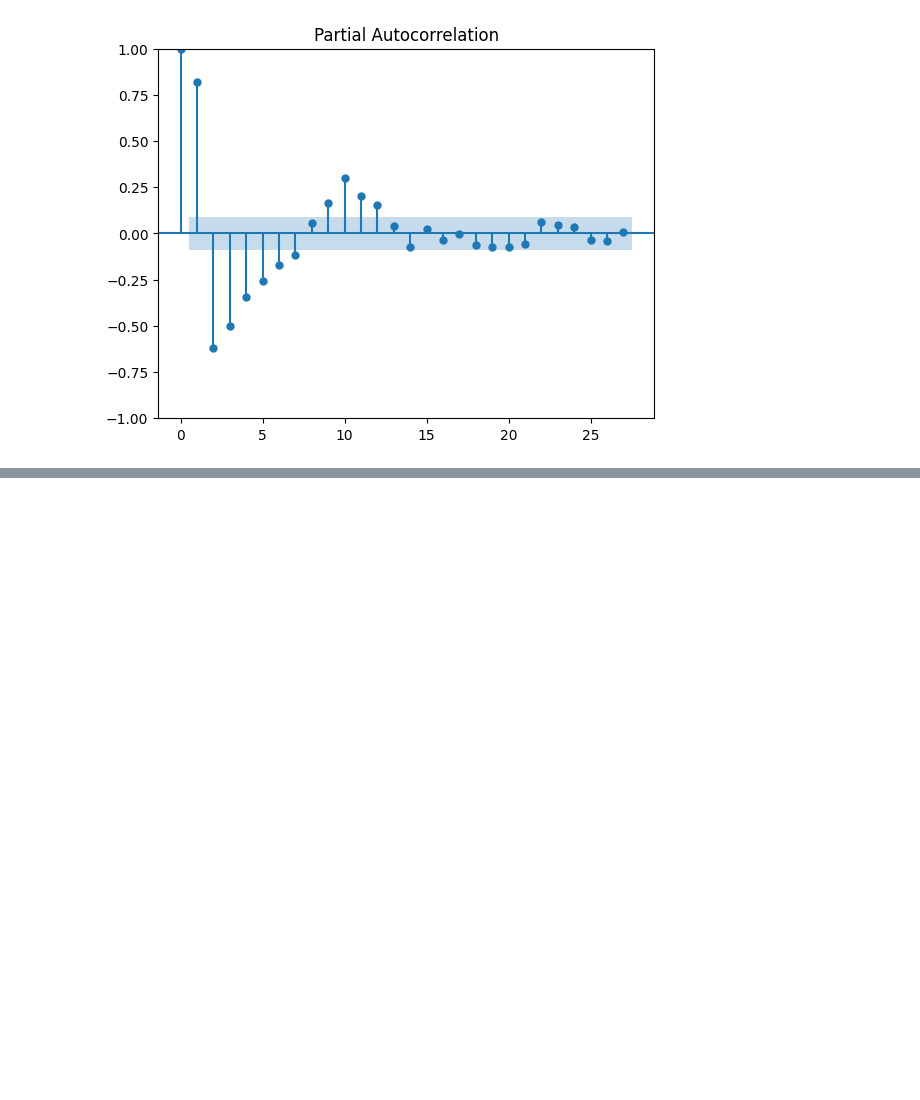
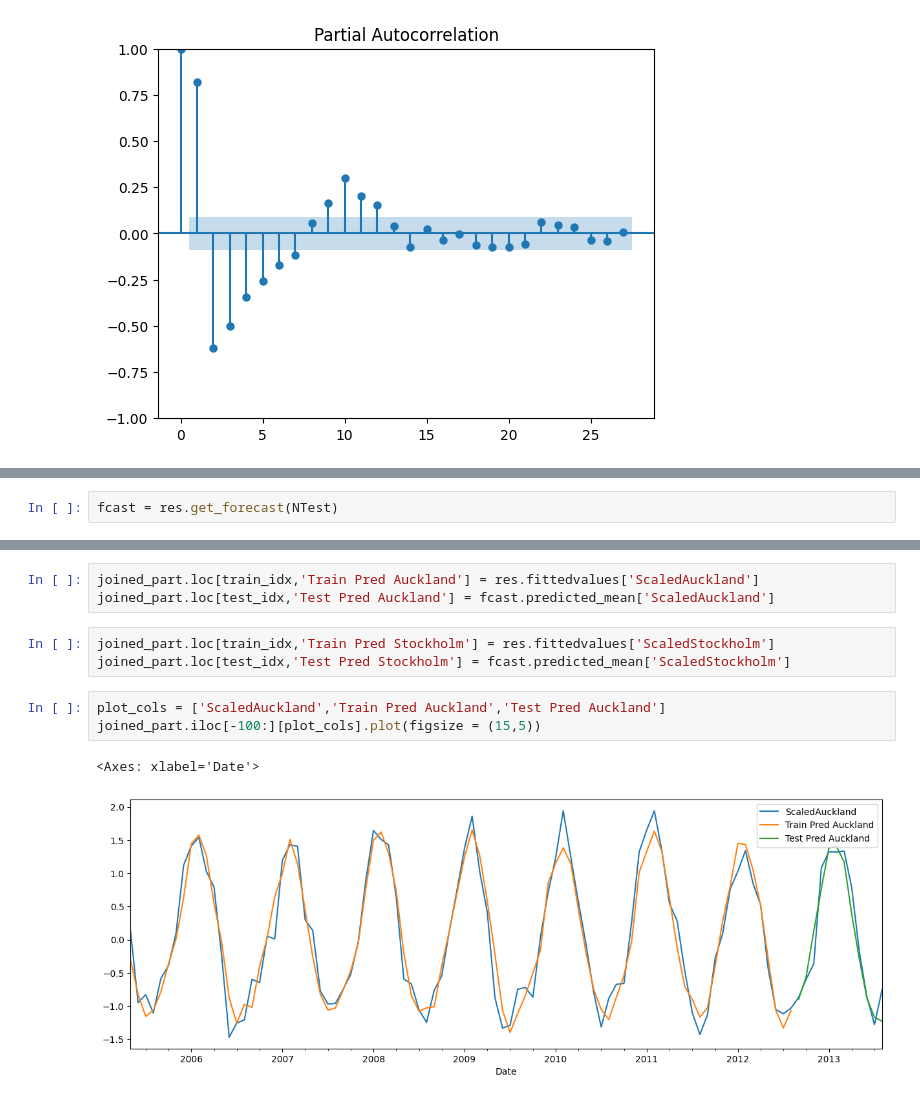
Before and after one commit to yeesem/Time-Series-Data-Analysis, a Jupyter notebook: VARMA_TEMPERATURE.ipynb, the cells around one changed output, grey strips where cells are left out. Drawn from its saved outputs; the diff is of its cells as text; blank space fills up the shorter version.

```diff
--- a/VARMA_TEMPERATURE.ipynb
+++ b/VARMA_TEMPERATURE.ipynb
@@ -180,0 +196,2 @@ plot_pacf(train['ScaledAuckland']);
+# %%
+fcast = res.get_forecast(NTest)
@@ -180,0 +214,12 @@ plot_pacf(train['ScaledAuckland']);
+# %%
+joined_part.loc[train_idx,'Train Pred Auckland'] = res.fittedvalues['ScaledAuckland']
+joined_part.loc[test_idx,'Test Pred Auckland'] = fcast.predicted_mean['ScaledAuckland']
+# %%
+joined_part.loc[train_idx,'Train Pred Stockholm'] = res.fittedvalues['ScaledStockholm']
+joined_part.loc[test_idx,'Test Pred Stockholm'] = fcast.predicted_mean['ScaledStockholm']
+# %%
+plot_cols = ['ScaledAuckland','Train Pred Auckland','Test Pred Auckland']
+joined_part.iloc[-100:][plot_cols].plot(figsize = (15,5))
+# %% [output]
+<Axes: xlabel='Date'>
+[figure, added]
```
Also changed, not shown: parts of 5 cells of this notebook.
